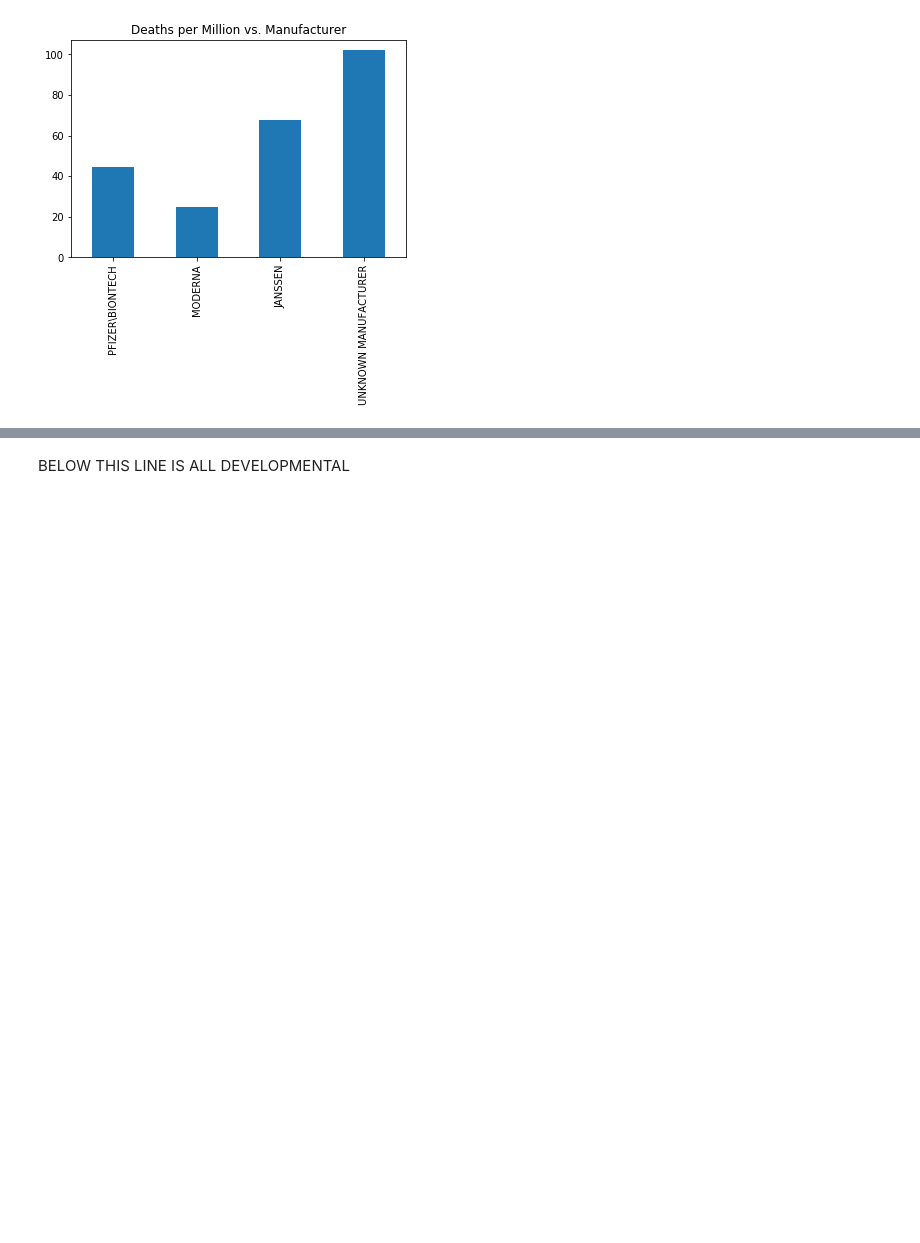
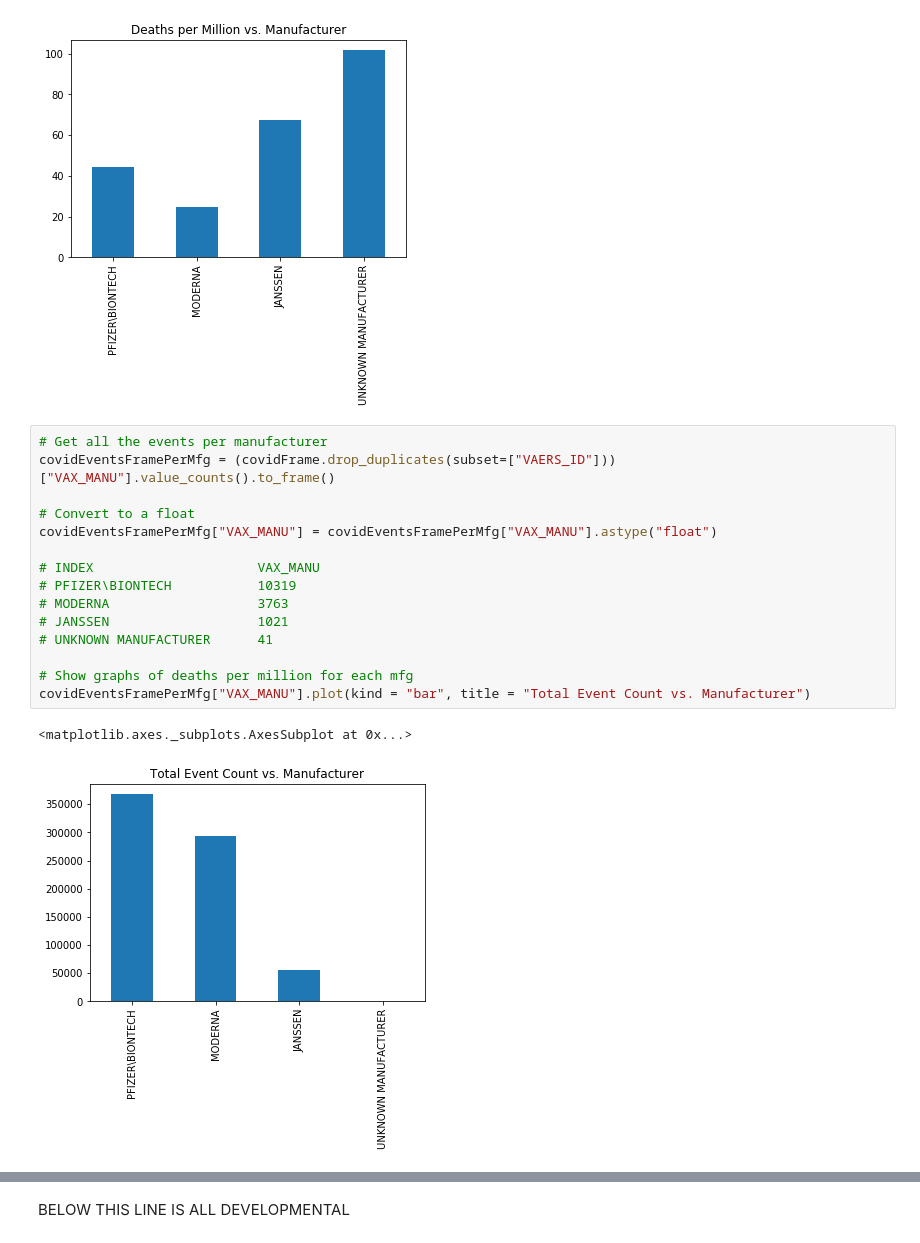
Before and after one commit to iandalrymple/VAERS, a Jupyter notebook: VAERS.ipynb, the cells around one changed output, grey strips where cells are left out. Cells and saved outputs as stored; diff of their text form; blank space fills up the shorter version.

```diff
--- a/VAERS.ipynb
+++ b/VAERS.ipynb
@@ -204,3 +221,21 @@ localCovidDeathsFramePerMfg["VAX_MANU"].plot(kind = "bar", title = "Deaths per M
 # %% [output]
 <matplotlib.axes._subplots.AxesSubplot at 0x...>
 [figure]
+# %%
+# Get all the events per manufacturer
+covidEventsFramePerMfg = (covidFrame.drop_duplicates(subset=["VAERS_ID"]))["VAX_MANU"].value_counts().to_frame()
+
+# Convert to a float
+covidEventsFramePerMfg["VAX_MANU"] = covidEventsFramePerMfg["VAX_MANU"].astype("float")
+
+# INDEX	                    VAX_MANU
+# PFIZER\BIONTECH	        10319
+# MODERNA	                3763
+# JANSSEN	                1021
+# UNKNOWN MANUFACTURER	    41
+
+# Show graphs of deaths per million for each mfg
+covidEventsFramePerMfg["VAX_MANU"].plot(kind = "bar", title = "Total Event Count vs. Manufacturer")
+# %% [output]
+<matplotlib.axes._subplots.AxesSubplot at 0x...>
+[figure, added]
```
Also changed, not shown: parts of 3 cells of this notebook.
